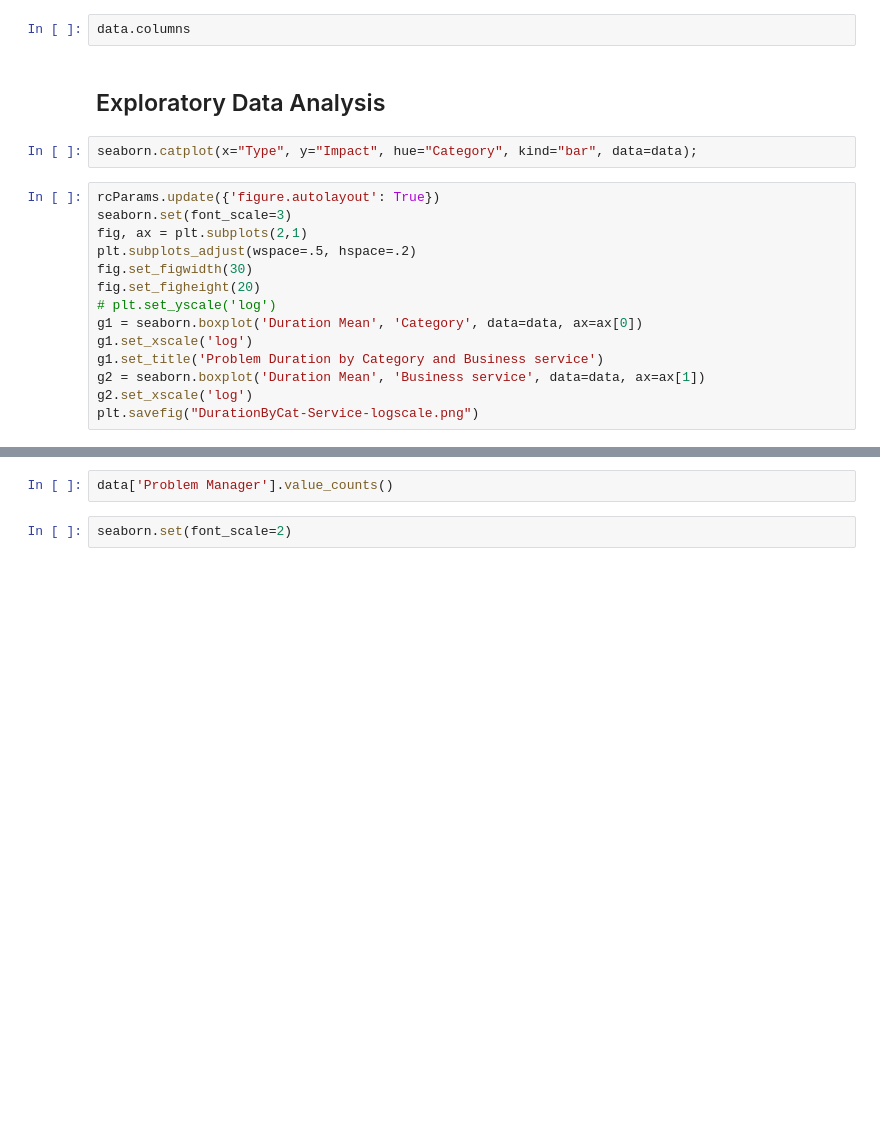
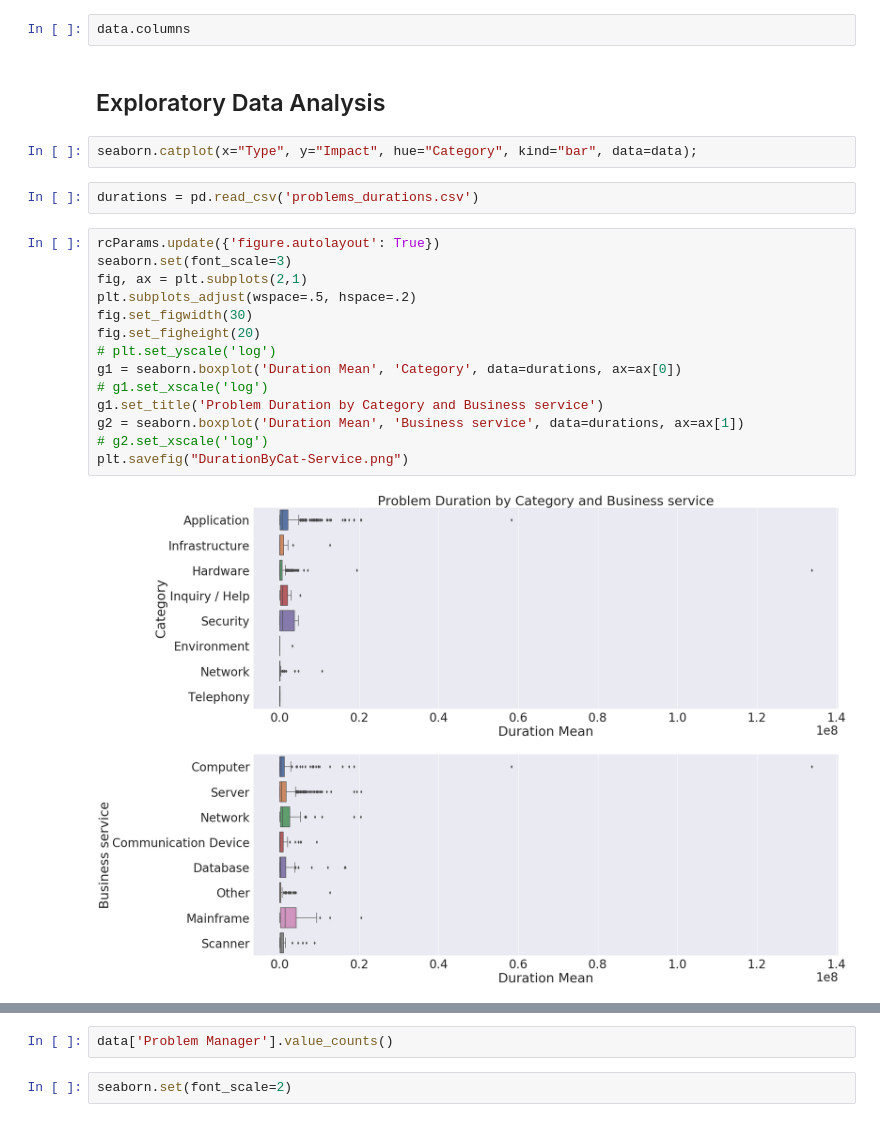
Before and after one commit to wjbrittonv/UMRFDataScience, a Jupyter notebook: MacClusteringProject/Visualization.ipynb, the cells around one changed output, grey strips where cells are left out. Saved outputs shown, nothing was run; the diff lists cells and outputs as text; blank space fills up the shorter version.

```diff
--- a/MacClusteringProject/Visualization.ipynb
+++ b/MacClusteringProject/Visualization.ipynb
@@ -32,20 +41,24 @@ data.columns
 ## Exploratory Data Analysis
 # %%
 seaborn.catplot(x="Type", y="Impact", hue="Category", kind="bar", data=data);
+# %%
+durations = pd.read_csv('problems_durations.csv')
 # %%
 rcParams.update({'figure.autolayout': True})
 seaborn.set(font_scale=3)
 fig, ax = plt.subplots(2,1)
 plt.subplots_adjust(wspace=.5, hspace=.2)
 fig.set_figwidth(30)
 fig.set_figheight(20)
 # plt.set_yscale('log')
-g1 = seaborn.boxplot('Duration Mean', 'Category', data=data, ax=ax[0])
-g1.set_xscale('log')
+g1 = seaborn.boxplot('Duration Mean', 'Category', data=durations, ax=ax[0])
+# g1.set_xscale('log')
 g1.set_title('Problem Duration by Category and Business service')
-g2 = seaborn.boxplot('Duration Mean', 'Business service', data=data, ax=ax[1])
-g2.set_xscale('log')
-plt.savefig("DurationByCat-Service-logscale.png")
+g2 = seaborn.boxplot('Duration Mean', 'Business service', data=durations, ax=ax[1])
+# g2.set_xscale('log')
+plt.savefig("DurationByCat-Service.png")
+# %% [output]
+[figure, added]
 # %%
 seaborn.set(font_scale=2)
 fig, ax = plt.subplots()
```
Also changed, not shown: parts of 12 cells of this notebook, 27 other files.
